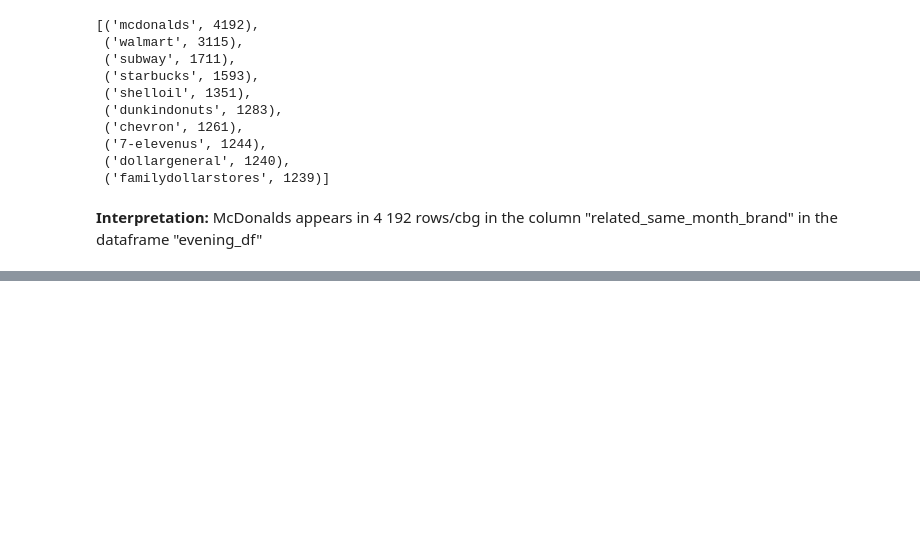
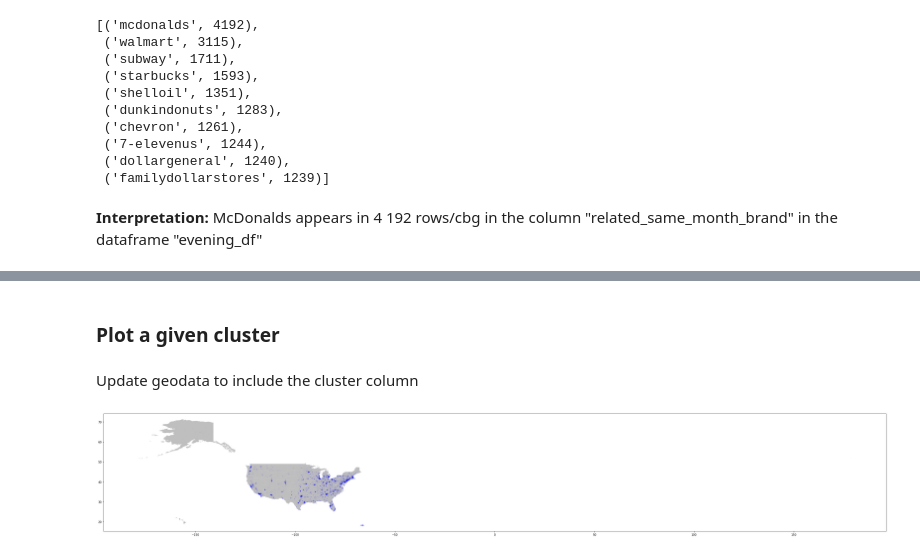
Before and after one commit to Crosita/Capstone-Project-1, a Jupyter notebook: EDA_Capstone_1.ipynb, the cells around one changed output, grey strips where cells are left out. Drawn from its saved outputs; the diff is of its cells as text; code cells hidden in the pictures; blank space fills up the shorter version.

```diff
--- a/EDA_Capstone_1.ipynb
+++ b/EDA_Capstone_1.ipynb
@@ -766,0 +1019,4 @@ brands_10_evening_month
+# %%
+#Changes the format of visitor_home_cbgs column from str to dict to work with it
+%%capture
+full_test['visitor_home_cbgs'] = full_test['visitor_home_cbgs'].apply(lambda elem: ast.literal_eval(elem))
@@ -766,0 +1166,2 @@ brands_10_evening_month
+# %%
+full_test['visitor_home_cbgs']=full_test['visitor_home_cbgs'].apply(lambda x: ast.literal_eval(x))
@@ -766,0 +1185,22 @@ brands_10_evening_month
+# %% [markdown]
+### Plot a given cluster
+# %% [markdown]
+<p>Update geodata to include the cluster column</p>
+# %%
+#Append cluster to the dataframe with the data needed to plot
+geo_data_c = pd.concat([geo_data,full_test['Cluster']], axis = 1, ignore_index= False, sort=False)
+# %%
+def plot_given_cluster_in_map(dataframe,cluster,dot_size):
+    """This method provides an easy way to plot the cbgs, the first arg is the number of cbgs, the the column (visitors per day, per week, etc), dot_size is the radio of the plotted dots"""
+    cbgs_list = dataframe[dataframe['Cluster'] == cluster]
+    figure, ax = plt.subplots(figsize  = (50,30))
+    us_map.plot(ax = ax, alpha = 0.5, color = "grey")
+    cbgs_list.plot(ax = ax, markersize = dot_size, color = 'blue', marker = "o")
+
+    #Uncomment lines below to save the plot to a pdf file
+    #plt.savefig("Cluster" + str(cluster) + ".pdf")
+    #plt.legend(prop = {'size' : 15})
+# %%
+plot_given_cluster_in_map(geo_data_c,-1,0.0001)
+# %% [output]
+[figure, added]
```
Also changed, not shown: parts of 133 cells of this notebook.
